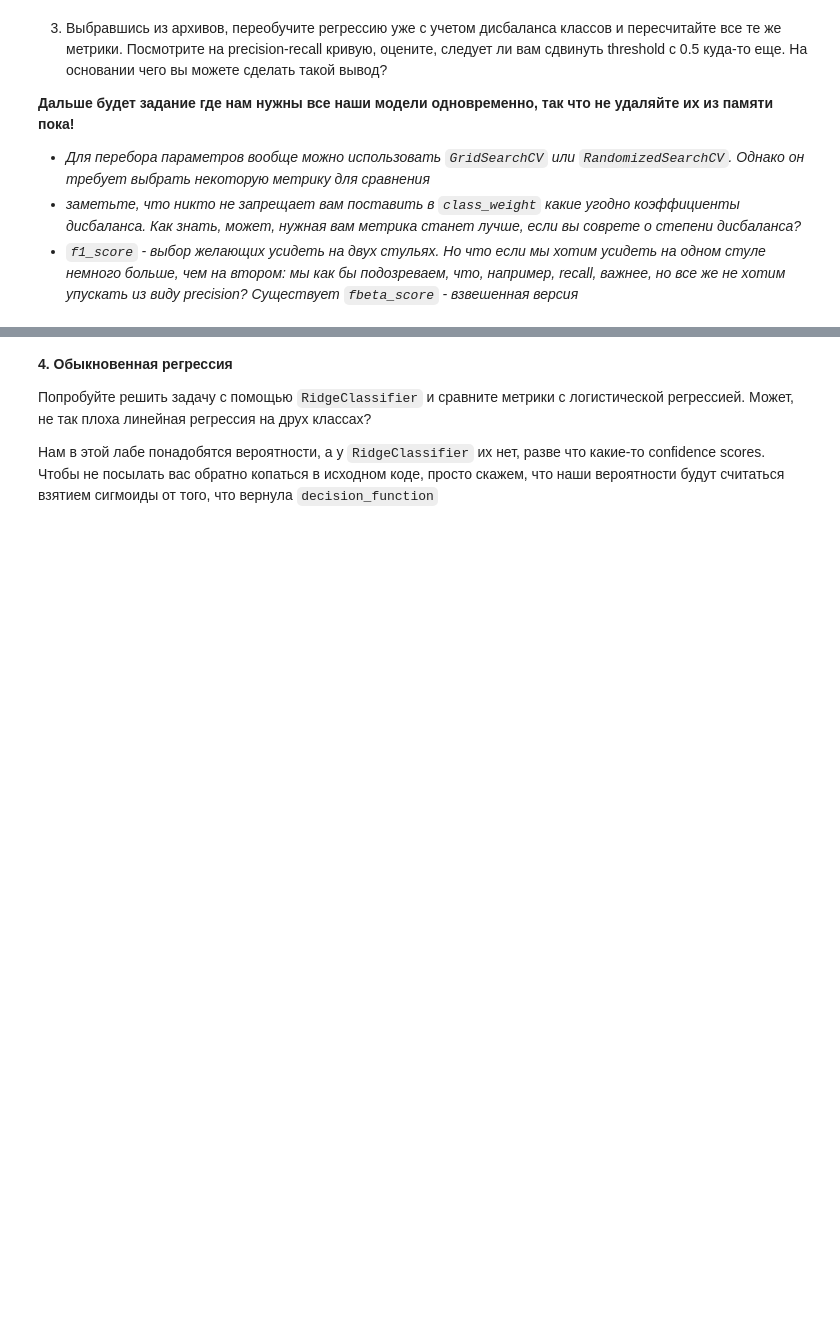
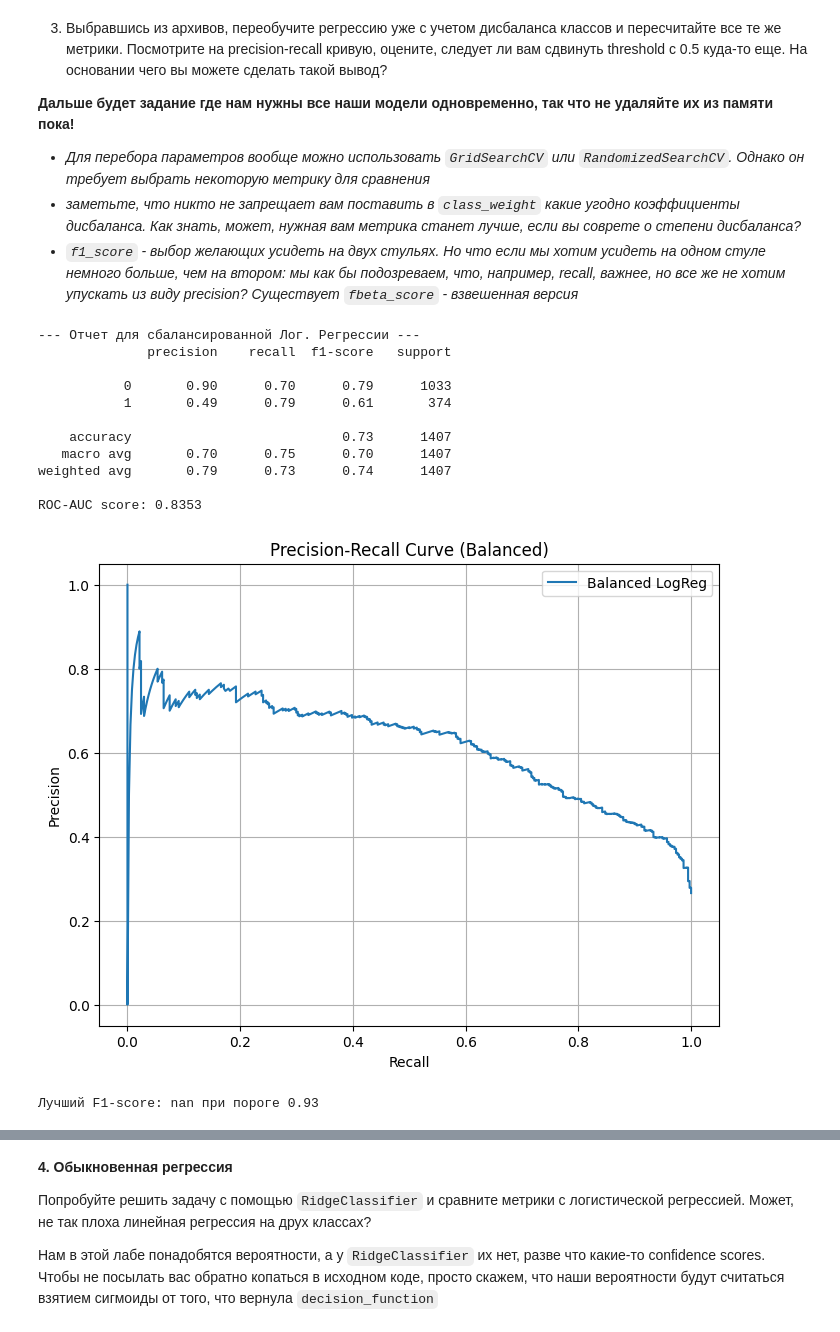
Before and after one commit to UladzislauShuman/university_homework, a Jupyter notebook: famcs_homework/ML/lab3/LB3_template.ipynb, the cells around one changed output, grey strips where cells are left out. Cells and saved outputs as stored; diff of their text form; code cells hidden in the pictures; blank space fills up the shorter version.

```diff
--- a/famcs_homework/ML/lab3/LB3_template.ipynb
+++ b/famcs_homework/ML/lab3/LB3_template.ipynb
@@ -745,0 +762,45 @@ grid = GridSearchCV(base_classifier, param_grid={...}, scoring=fb, cv=3)
+# %%
+# 1. Обучение с балансировкой классов
+log_reg_balanced = LogisticRegression(class_weight='balanced', random_state=42, max_iter=1000)
+log_reg_balanced.fit(X_train_processed, y_train)
+
+# 2. Предсказания
+y_pred_balanced = log_reg_balanced.predict(X_test_processed)
+y_prob_balanced = log_reg_balanced.predict_proba(X_test_processed)[:, 1]
+
+# 3. Метрики
+print("--- Отчет для сбалансированной Лог. Регрессии ---")
+print(classification_report(y_test, y_pred_balanced))
+print(f"ROC-AUC score: {roc_auc_score(y_test, y_prob_balanced):.4f}")
+
+# 4. График Precision-Recall
+precision, recall, thresholds = precision_recall_curve(y_test, y_prob_balanced)
+
+plt.figure(figsize=(8, 6))
+plt.plot(recall, precision, label='Balanced LogReg')
+plt.xlabel('Recall')
+plt.ylabel('Precision')
+plt.title('Precision-Recall Curve (Balanced)')
+plt.grid()
+plt.legend()
+plt.show()
+
+# Вспомогательный код для анализа порога (опционально, но полезно)
+# Найдем порог, который дает наилучший F1-score
+f1_scores = 2 * (precision * recall) / (precision + recall)
+best_idx = np.argmax(f1_scores)
+print(f"Лучший F1-score: {f1_scores[best_idx]:.2f} при пороге {thresholds[best_idx]:.2f}")
+# %% [output]
+--- Отчет для сбалансированной Лог. Регрессии ---
+              precision    recall  f1-score   support
+
+           0       0.90      0.70      0.79      1033
+           1       0.49      0.79      0.61       374
+
+    accuracy                           0.73      1407
+   macro avg       0.70      0.75      0.70      1407
+weighted avg       0.79      0.73      0.74      1407
+
+ROC-AUC score: 0.8353
+[figure, added]
+Лучший F1-score: nan при пороге 0.93
```
Also changed, not shown: parts of 25 cells of this notebook, 1 other file.
